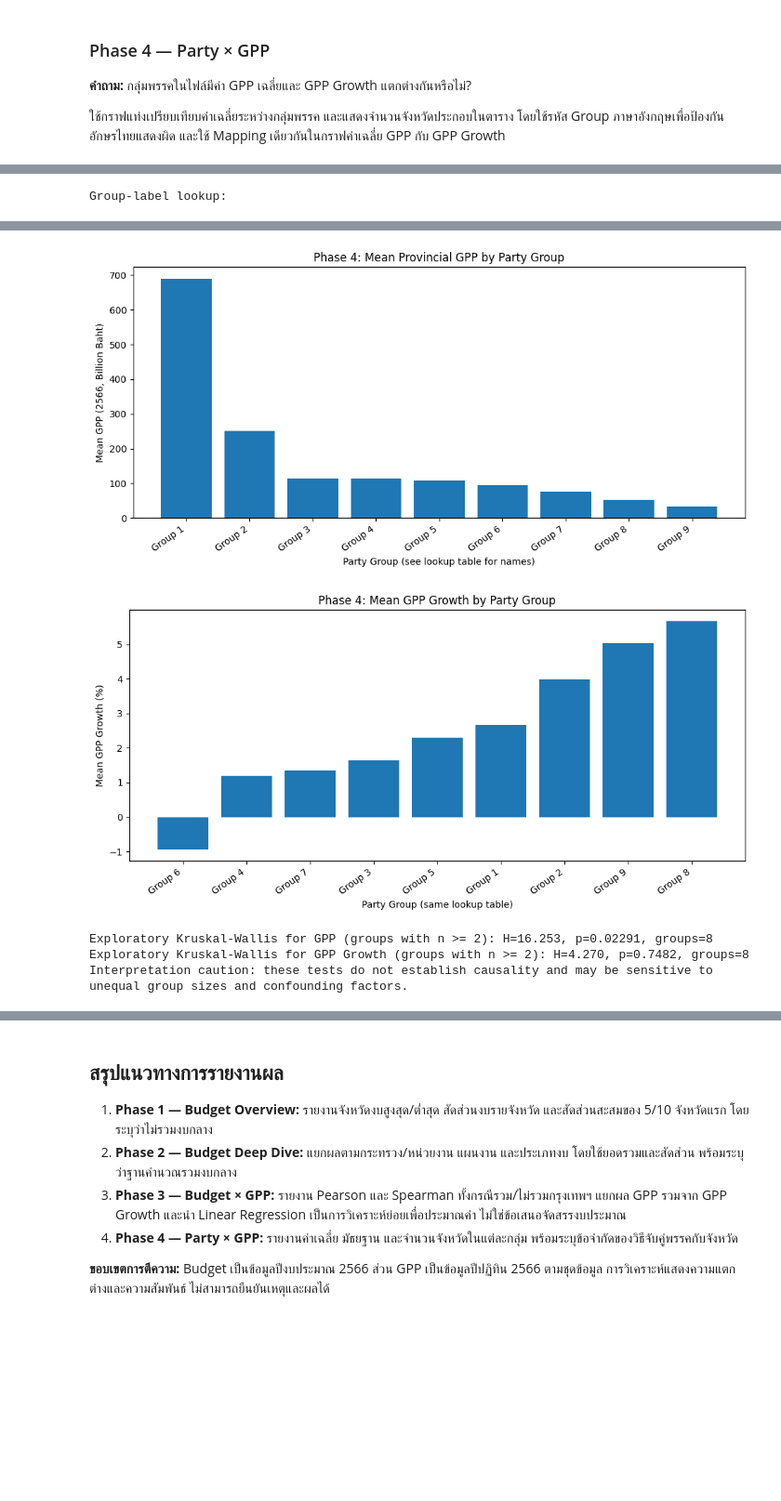
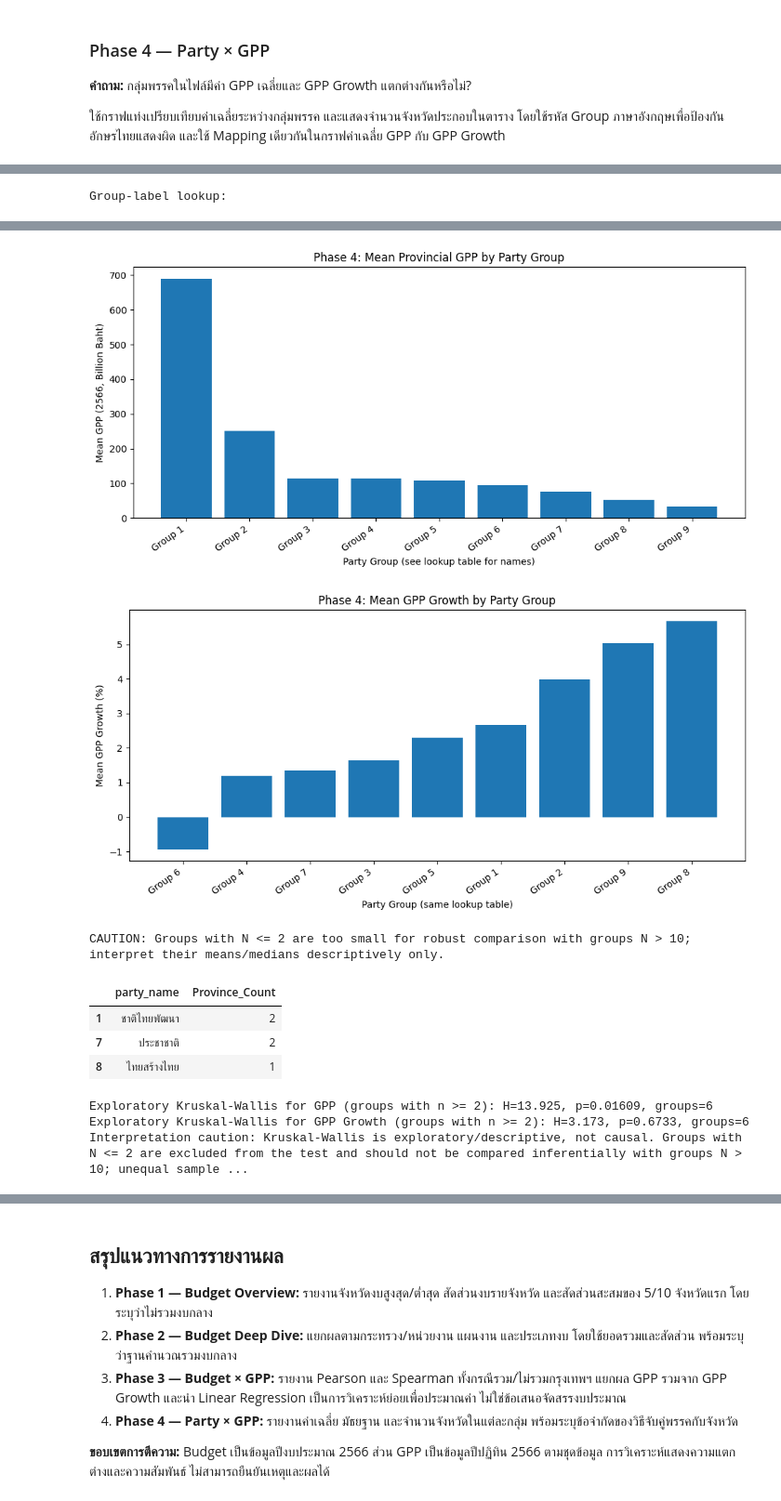
Before and after one commit to niradaa-art/project_BP_group8, a Jupyter notebook: Project_Colab_group8.ipynb, the cells around one changed output, grey strips where cells are left out. Shown at 93% size. Saved outputs shown, nothing was run; the diff lists cells and outputs as text; code cells hidden in the pictures; blank space fills up the shorter version.

```diff
--- a/Project_Colab_group8.ipynb
+++ b/Project_Colab_group8.ipynb
@@ -2098,10 +2121,13 @@ plt.bar(plot_growth['Group_Label'],plot_growth['Mean_GPP_Growth_pct'])
 plt.xlabel('Party Group (same lookup table)'); plt.ylabel('Mean GPP Growth (%)')
 plt.title('Phase 4: Mean GPP Growth by Party Group'); plt.xticks(rotation=35,ha='right'); plt.tight_layout(); plt.show()
 
-# Kruskal-Wallis is exploratory; groups with fewer than 2 provinces are excluded
-# to avoid treating single-province groups as robust group distributions.
-valid_groups_gpp = [g['GPP_Million_Baht'].dropna().values for _,g in phase4.groupby('party_name') if g['GPP_Million_Baht'].notna().sum() >= 2]
-valid_groups_growth = [g['GPP_Growth_pct'].dropna().values for _,g in phase4.groupby('party_name') if g['GPP_Growth_pct'].notna().sum() >= 2]
+# Exploratory only: exclude groups with N <= 2 from Kruskal-Wallis summaries.
+# Tiny groups are displayed descriptively but should not be compared with large groups.
+small_groups = party_summary[party_summary['Province_Count'] <= 2][['party_name','Province_Count']]
+print('CAUTION: Groups with N <= 2 are too small for robust comparison with groups N > 10; interpret their means/medians descriptively only.')
+display(small_groups)
+valid_groups_gpp = [g['GPP_Million_Baht'].dropna().values for _,g in phase4.groupby('party_name') if g['GPP_Million_Baht'].notna().sum() > 2]
+valid_groups_growth = [g['GPP_Growth_pct'].dropna().values for _,g in phase4.groupby('party_name') if g['GPP_Growth_pct'].notna().sum() > 2]
 if len(valid_groups_gpp) >= 2:
     stat_gpp, p_gpp = kruskal(*valid_groups_gpp)
     print(f'Exploratory Kruskal-Wallis for GPP (groups with n >= 2): H={stat_gpp:.3f}, p={p_gpp:.4g}, groups={len(valid_groups_gpp)}')
@@ -2109,37 +2135,42 @@ else:
     print('Kruskal-Wallis for GPP not run: fewer than two groups have at least 2 provinces.')
 if len(valid_groups_growth) >= 2:
     stat_growth, p_growth = kruskal(*valid_groups_growth)
     print(f'Exploratory Kruskal-Wallis for GPP Growth (groups with n >= 2): H={stat_growth:.3f}, p={p_growth:.4g}, groups={len(valid_groups_growth)}')
 else:
     print('Kruskal-Wallis for GPP Growth not run: fewer than two groups have at least 2 provinces.')
-print('Interpretation caution: these tests do not establish causality and may be sensitive to unequal group sizes and confounding factors.')
+print('Interpretation caution: Kruskal-Wallis is exploratory/descriptive, not causal. Groups with N <= 2 are excluded from the test and should not be compared inferentially with groups N > 10; unequal sample sizes and confounders remain.')
 # %% [output]
 |  | party_name | Province_Count | Mean_GPP | Median_GPP | Mean_GPP_Growth_pct | Median_GPP_Growth_pct | ... |
 | 0 | ก้าวไกล | 17 | 688,796.38 | 264,242.09 | 2.67% | 1.36% | ... |
 | 1 | ชาติไทยพัฒนา | 2 | 251,851.58 | 251,851.58 | 3.99% | 3.99% | ... |
 | 2 | รวมไทยสร้างชาติ | 4 | 114,956.67 | 97,207.91 | 1.63% | 2.07% | ... |
 | 3 | ประชาธิปัตย์ | 6 | 114,062.66 | 89,195.51 | 1.20% | 1.05% | ... |
 | 4 | เพื่อไทย | 23 | 109,163.38 | 71,494.32 | 2.30% | 2.59% | ... |
 | 5 | ภูมิใจไทย | 14 | 96,102.92 | 54,741.52 | -0.94% | 2.22% | ... |
 | 6 | พลังประชารัฐ | 8 | 75,014.67 | 51,482.55 | 1.35% | 4.46% | ... |
 | 7 | ประชาชาติ | 2 | 53,281.75 | 53,281.75 | 5.66% | 5.66% | ... |
 | 8 | ไทยสร้างไทย | 1 | 34,343.30 | 34,343.30 | 5.04% | 5.04% | ... |
 Group-label lookup:
 |  | Group_Label | party_name | Province_Count |
 | 0 | Group 1 | ก้าวไกล | 17 |
 | 1 | Group 2 | ชาติไทยพัฒนา | 2 |
 | 2 | Group 3 | รวมไทยสร้างชาติ | 4 |
 | 3 | Group 4 | ประชาธิปัตย์ | 6 |
 | 4 | Group 5 | เพื่อไทย | 23 |
 | 5 | Group 6 | ภูมิใจไทย | 14 |
 | 6 | Group 7 | พลังประชารัฐ | 8 |
 | 7 | Group 8 | ประชาชาติ | 2 |
 | 8 | Group 9 | ไทยสร้างไทย | 1 |
 [figure]
 [figure]
-Exploratory Kruskal-Wallis for GPP (groups with n >= 2): H=16.253, p=0.02291, groups=8
-Exploratory Kruskal-Wallis for GPP Growth (groups with n >= 2): H=4.270, p=0.7482, groups=8
-Interpretation caution: these tests do not establish causality and may be sensitive to unequal group sizes and confounding factors.
+CAUTION: Groups with N <= 2 are too small for robust comparison with groups N > 10; interpret their means/medians descriptively only.
+|  | party_name | Province_Count |
+| 1 | ชาติไทยพัฒนา | 2 |
+| 7 | ประชาชาติ | 2 |
+| 8 | ไทยสร้างไทย | 1 |
+Exploratory Kruskal-Wallis for GPP (groups with n >= 2): H=13.925, p=0.01609, groups=6
+Exploratory Kruskal-Wallis for GPP Growth (groups with n >= 2): H=3.173, p=0.6733, groups=6
+Interpretation caution: Kruskal-Wallis is exploratory/descriptive, not causal. Groups with N <= 2 are excluded from the test and should not be compared inferentially with groups N > 10; unequal sample ...
 # %% [markdown]
 #### ผลการวิเคราะห์ (Results)
 
```
Also changed, not shown: parts of 16 cells of this notebook.
